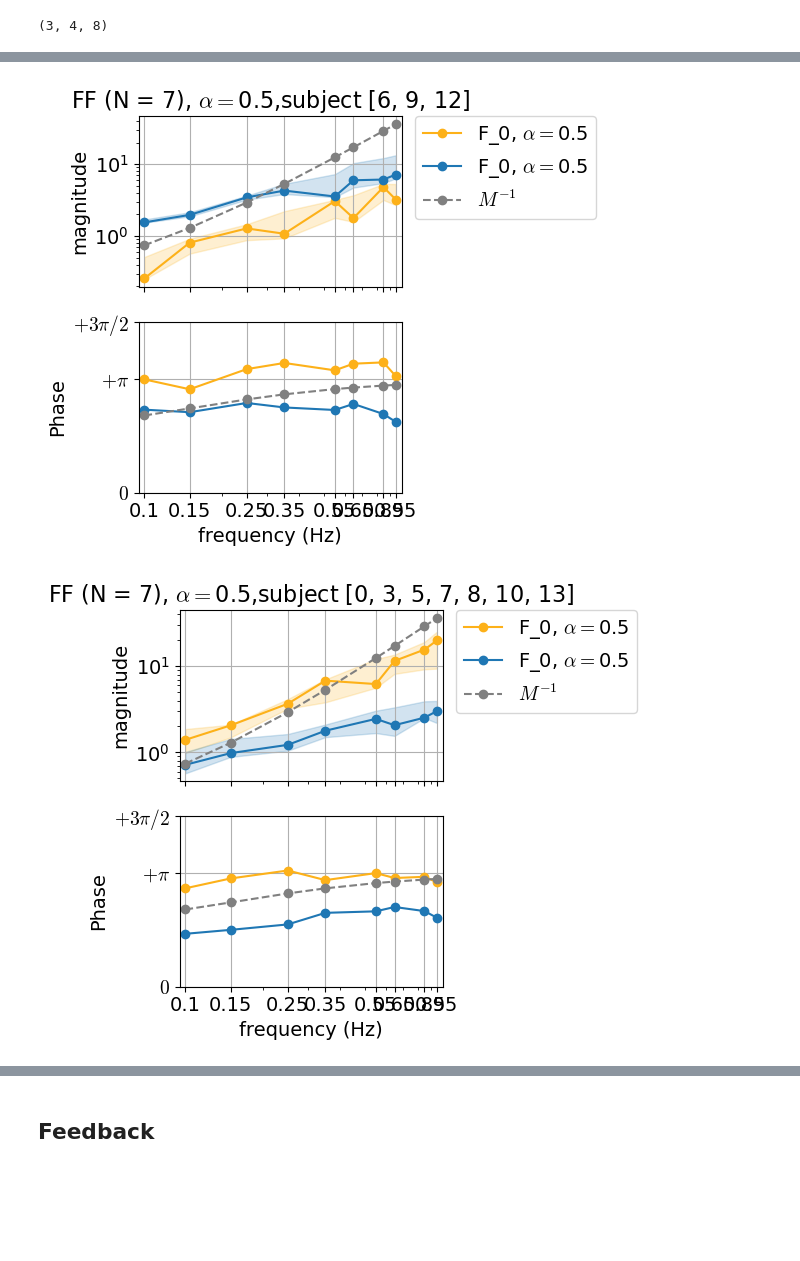
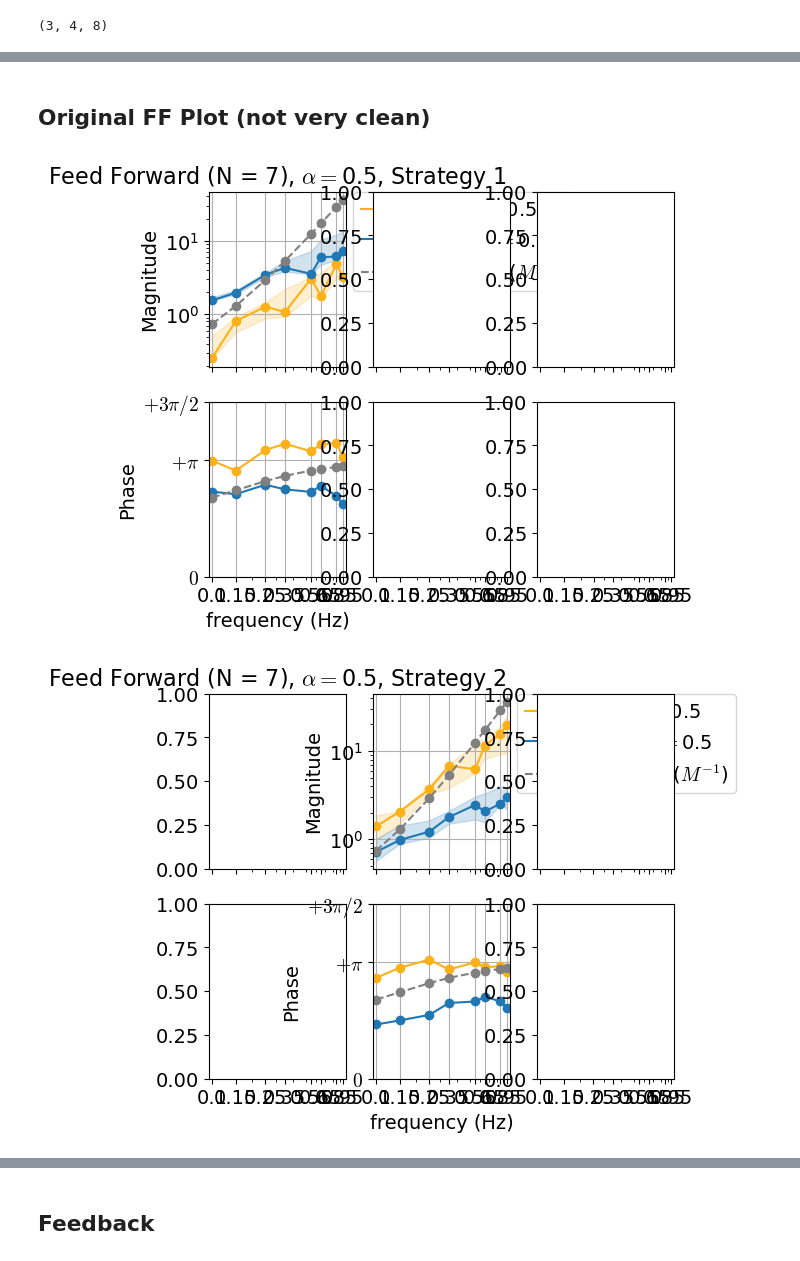
Before and after one commit to finley16/sensorimotor_fusion, a Jupyter notebook: analysis/Multimodal paper/20250501_EMBC_analysis.ipynb, the cells around one changed output, grey strips where cells are left out. Saved outputs shown, nothing was run; the diff lists cells and outputs as text; code cells hidden in the pictures; blank space fills up the shorter version.

```diff
--- a/analysis/Multimodal paper/20250501_EMBC_analysis.ipynb
+++ b/analysis/Multimodal paper/20250501_EMBC_analysis.ipynb
@@ -557,3 +647,5 @@ print(F0[group_a,2,-4:,:].shape)
+# %% [markdown]
+## Original FF Plot (not very clean)
 # %%
 # Bode plot
 xticks = np.array([0.1 , 0.15, 0.25, 0.35, 0.55, 0.65, 0.85, 0.95])
@@ -566,13 +658,16 @@ group_a = [6, 9, 12]
 group_b = [0, 3, 5, 7, 8, 10, 13]
 group_c = [1, 2, 4, 11, 14]
 groups = [group_a, group_b, group_c]
+strategies=[1, 2, 3]
+strategy = 0
 
 
 cond = 2
 
 
 for group in groups:
-    fig,axs = plt.subplots(2,1,sharex=True,figsize=(6,5))
+    strategy = strategy+1
+    fig,axs = plt.subplots(2,3,sharex=True,figsize=(6,5))
 
     # F0
     #F_mean = np.abs(F0[sub,cond,:,:])
@@ -580,22 +675,22 @@ for group in groups:
     # F0_mean_f4 = np.mean(np.abs(F0[sub,2,:4,:]), axis=0) # across first 4 trials
     q25,q50,q75 = np.quantile(F0_mean_4,[0.25,0.5,0.75],axis = 0) #across all trials
     # magnitude
-    ax = axs[0]
-    ax.plot(freqs,q50,'-o',label = r'F_0, $\alpha = $'+conditions[cond],color = colors['GOLD'])
+    ax = axs[0, strategy-1]
+    ax.plot(freqs,q50,'-o',label = r'EMG, $\alpha = $'+conditions[cond],color = colors['GOLD'])
     # ax.plot(freqs,F0_mean_f4,'--o',label = r'F_0, $\alpha = $'+conditions[cond],color = colors['GOLD'])
     ax.fill_between(freqs, q25, q75, alpha=0.2,color = colors['GOLD'])
     # phase
-    ax = axs[1]
+    ax = axs[1, strategy-1]
     F_angle = np.angle(F1[group,2,-4:,:])
     z = np.mean(np.exp(1j*(F_angle-np.pi/2)), axis=(0,1))
     mean = np.angle(z)+np.pi/2
     disp = 1 - np.abs(z)
-    ax.plot(freqs,mean,'-o',label = r'$\alpha = $'+conditions[cond],color = colors['BLUE'])
+    ax.plot(freqs,mean,'-o',label = r'EMG, $\alpha = $'+conditions[cond],color = colors['BLUE'])
     F_angle = np.angle(F0[group,2,:4,:])
     z = np.mean(np.exp(1j*(F_angle-np.pi/2)), axis=(0,1))
     mean = np.angle(z)+np.pi/2
     disp = 1 - np.abs(z)
-    ax.plot(freqs,mean,'-o',label = r'$\alpha = $'+conditions[cond],color = colors['GOLD'])
+    ax.plot(freqs,mean,'-o',label = r'EMG, $\alpha = $'+conditions[cond],color = colors['GOLD'])
 
     # F1
     #F_mean = np.abs(F1[sub,cond,:,:])
@@ -603,8 +698,8 @@ for group in groups:
     # F1_mean_f4 = np.mean(np.abs(F1[sub,2,:4,:]), axis=0) # across first 4 trials
     q25,q50,q75 = np.quantile(F1_mean_4,[0.25,0.5,0.75],axis = 0) #across all trials
     # magnitude
-    ax = axs[0]
-    ax.plot(freqs,q50,'-o',label = r'F_0, $\alpha = $'+conditions[cond],color = colors['BLUE'])
+    ax = axs[0, strategy-1]
+    ax.plot(freqs,q50,'-o',label = r'Slider, $\alpha = $'+conditions[cond],color = colors['BLUE'])
     # ax.plot(freqs,F0_mean_f4,'--o',label = r'F_0, $\alpha = $'+conditions[cond],color = colors['GOLD'])
     ax.fill_between(freqs, q25, q75, alpha=0.2,color = colors['BLUE'])
     # # phase
@@ -613,37 +708,37 @@ for group in groups:
     # z = np.mean(np.exp(1j*(F_angle_4-np.pi/2)), axis=0)
     # mean = np.angle(z)+np.pi/2
     # disp = 1 - np.abs(z)
     # ax.plot(freqs,mean,'-o',label = r'$\alpha = $'+conditions[cond],color = colors['BLUE'])
     # F_angle_4 =  np.angle(F1[sub,2,:4,:])
     # z = np.mean(np.exp(1j*(F_angle_4-np.pi/2)), axis=0)
     # mean = np.angle(z)+np.pi/2
     # disp = 1 - np.abs(z)
     # ax.plot(freqs,mean,'--o',label = r'$\alpha = $'+conditions[cond],color = colors['BLUE'])
 
-    ax = axs[0]
-    ax.plot(freqs,np.abs(1/M),'--o',color= 'grey',label = r'$M^{-1}$')
+    ax = axs[0, strategy-1]
+    ax.plot(freqs,np.abs(1/M),'--o',color= 'grey',label = r'Machine, ($M^{-1}$)')
     ax.set_xscale("log")
     ax.set_xlim(xlim)
     ax.set_xticks(xticks)
     ax.set_xticklabels(xticks,rotation=90)
     ax.grid('on',zorder=-1)
     # ax.set_ylim(0.1,80)
     ax.set_yscale("log")
-    ax.set_ylabel('magnitude')
+    ax.set_ylabel('Magnitude')
     ax.legend(bbox_to_anchor=(1.05, 1), loc='upper left', borderaxespad=0.)
 
-    ax = axs[1]
+    ax = axs[1, strategy-1]
     ax.plot(freqs,np.angle(1/M),'--o',color= 'grey',label = r'$M^{-1}$')
     ax.set_ylabel('Phase')
     ax.grid('on',zorder=-1)
     ax.set_ylim(ylimphase)
     ax.set_yticks(yticksphase)
     ax.set_yticklabels(yticklabelsphase)
     ax.set_xlabel('frequency (Hz)')
     # ax.legend(bbox_to_anchor=(1.05, 1), loc='upper left', borderaxespad=0.)
-    axs[0].set_title(r'FF (N = 7), $\alpha = $'+conditions[cond]+',subject '+str(group))
+    axs[0, 0].set_title(r'Feed Forward (N = 7), $\alpha = $'+conditions[cond]+r', Strategy '+str(strategy))
     plt.tight_layout()
     plt.show()
 # %% [output]
-[figure, old version]
+[figure, new version]
-[figure, old version]
+[figure, new version]
```
Also changed, not shown: parts of 8 cells of this notebook.
